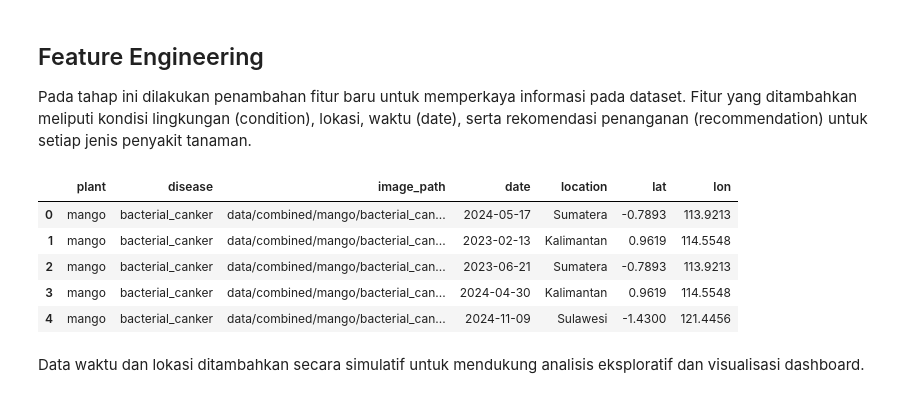
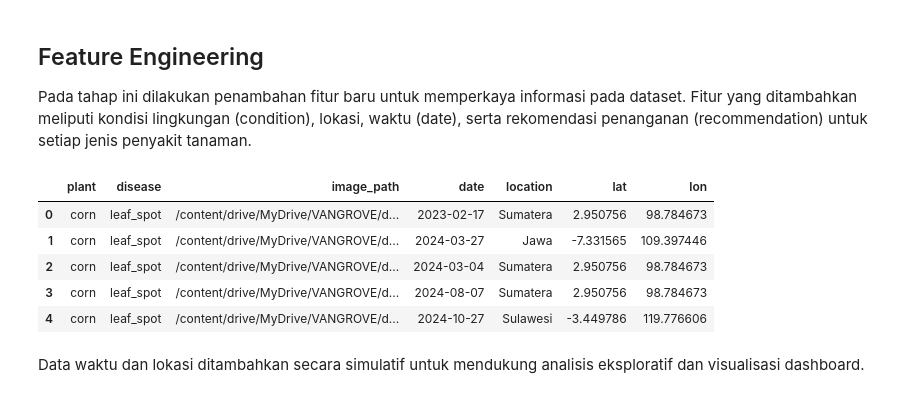
Before and after one commit to VANGROVEE/Data-Science, a Jupyter notebook: data_wrangling.ipynb, the cells around one changed output. Cells and saved outputs as stored; diff of their text form; code cells hidden in the pictures.

```diff
--- a/data_wrangling.ipynb
+++ b/data_wrangling.ipynb
@@ -271,3 +287,34 @@ Insight
 ## Feature Engineering
 
 Pada tahap ini dilakukan penambahan fitur baru untuk memperkaya informasi pada dataset. Fitur yang ditambahkan meliputi kondisi lingkungan (condition), lokasi, waktu (date), serta rekomendasi penanganan (recommendation) untuk setiap jenis penyakit tanaman.
+# %%
+data = []
+base_path = COMBINED_PATH
+locations = ["Sumatera", "Jawa", "Kalimantan", "Sulawesi"]
+location_map = {
+    "Sumatera": (2.9507563, 98.7846727),
+    "Jawa": (-7.331565, 109.397446),
+    "Kalimantan": (0.370236, 109.922358),
+    "Sulawesi": (-3.449786, 119.776606)
+}
+
+# (Pastikan variabel file_paths sudah ada dari hasil run cell Data Assessing)
+for plant, disease, path in file_paths:
+    start = datetime(2023, 1, 1)
+    end = datetime(2024, 11, 30)
+    delta_days = (end - start).days
+    random_date = start + timedelta(days=random.randint(0, delta_days))
+    chosen_location = random.choice(locations)
+
+    data.append({
+        "plant": plant,
+        "disease": disease,
+        "image_path": path,
+        "date": random_date,
+        "location": chosen_location,
+        "lat": location_map[chosen_location][0],
+        "lon": location_map[chosen_location][1]
+    })
+
+df_cleaned = pd.DataFrame(data)
+print(f"Tabel berhasil dibuat dengan {len(df_cleaned)} baris!")
@@ -274,21 +325,13 @@ Pada tahap ini dilakukan penambahan fitur baru untuk memperkaya informasi pada d
 # %%
-import pandas as pd
-
-# Langsung baca dataset dari file CSV yang sudah di-download ke laptop
-df_cleaned = pd.read_csv("cleaned_dataset.csv")
-
-# Pastikan tipe data tanggal terbaca dengan benar
-df_cleaned['date'] = pd.to_datetime(df_cleaned['date'])
-
 # Tampilkan 5 baris pertama untuk memastikan data masuk
 df_cleaned.head()
 # %% [output]
 |  | plant | disease | image_path | date | location | lat | lon |
-| 0 | mango | bacterial_canker | data/combined/mango/bacterial_can... | 2024-05-17 | Sumatera | -0.7893 | 113.9213 |
-| 1 | mango | bacterial_canker | data/combined/mango/bacterial_can... | 2023-02-13 | Kalimantan | 0.9619 | 114.5548 |
-| 2 | mango | bacterial_canker | data/combined/mango/bacterial_can... | 2023-06-21 | Sumatera | -0.7893 | 113.9213 |
-| 3 | mango | bacterial_canker | data/combined/mango/bacterial_can... | 2024-04-30 | Kalimantan | 0.9619 | 114.5548 |
-| 4 | mango | bacterial_canker | data/combined/mango/bacterial_can... | 2024-11-09 | Sulawesi | -1.4300 | 121.4456 |
+| 0 | corn | leaf_spot | /content/drive/MyDrive/VANGROVE/d... | 2023-02-17 | Sumatera | 2.950756 | 98.784673 |
+| 1 | corn | leaf_spot | /content/drive/MyDrive/VANGROVE/d... | 2024-03-27 | Jawa | -7.331565 | 109.397446 |
+| 2 | corn | leaf_spot | /content/drive/MyDrive/VANGROVE/d... | 2024-03-04 | Sumatera | 2.950756 | 98.784673 |
+| 3 | corn | leaf_spot | /content/drive/MyDrive/VANGROVE/d... | 2024-08-07 | Sumatera | 2.950756 | 98.784673 |
+| 4 | corn | leaf_spot | /content/drive/MyDrive/VANGROVE/d... | 2024-10-27 | Sulawesi | -3.449786 | 119.776606 |
 # %% [markdown]
 Data waktu dan lokasi ditambahkan secara simulatif untuk mendukung analisis eksploratif dan visualisasi dashboard.
 # %%
```
Also changed, not shown: parts of 24 cells of this notebook, 1 other file.
